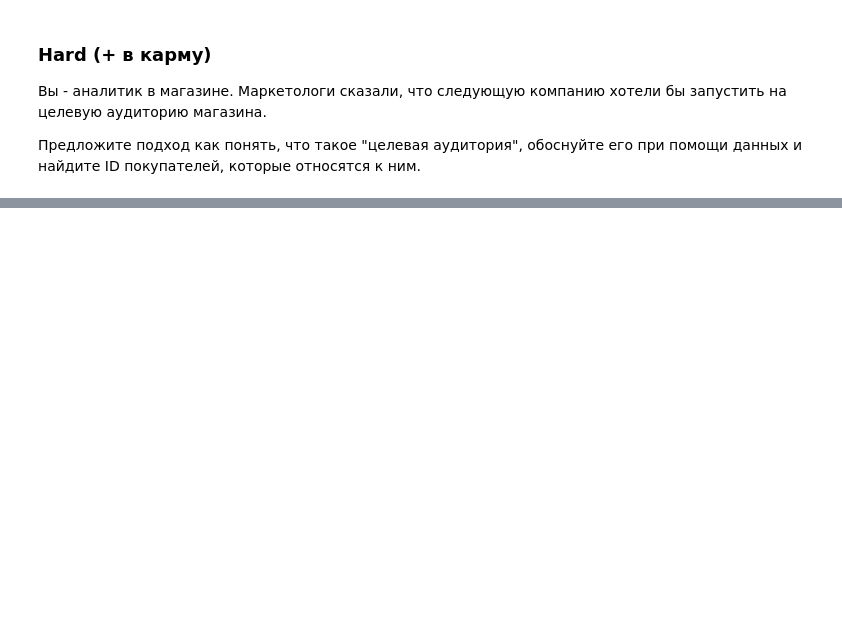
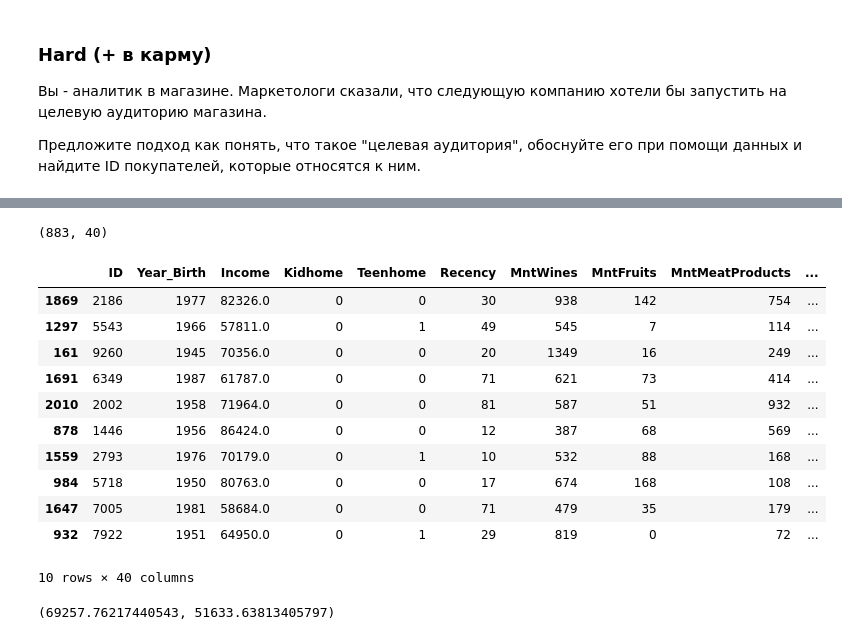
Before and after one commit to smartydan/ml2024, a Jupyter notebook: notebooks/02-homework.ipynb, the cells around one changed output, grey strips where cells are left out. Cells and saved outputs as stored; diff of their text form; code cells hidden in the pictures; blank space fills up the shorter version.

```diff
--- a/notebooks/02-homework.ipynb
+++ b/notebooks/02-homework.ipynb
@@ -212,0 +365,3 @@ df.Income.mean(), target.Income.mean()
+# %%
+filter = target_pred > target_pred.quantile(0.6)
+filter
@@ -212,0 +381,24 @@ df.Income.mean(), target.Income.mean()
+# %%
+target = df.iloc[list(filter)]
+target.shape
+# %% [output]
+(883, 40)
+# %%
+target.sample(10)
+# %% [output]
+|  | ID | Year_Birth | Income | Kidhome | Teenhome | Recency | MntWines | MntFruits | MntMeatProducts | ... |
+| 1869 | 2186 | 1977 | 82326.0 | 0 | 0 | 30 | 938 | 142 | 754 | ... |
+| 1297 | 5543 | 1966 | 57811.0 | 0 | 1 | 49 | 545 | 7 | 114 | ... |
+| 161 | 9260 | 1945 | 70356.0 | 0 | 0 | 20 | 1349 | 16 | 249 | ... |
+| 1691 | 6349 | 1987 | 61787.0 | 0 | 0 | 71 | 621 | 73 | 414 | ... |
+| 2010 | 2002 | 1958 | 71964.0 | 0 | 0 | 81 | 587 | 51 | 932 | ... |
+| 878 | 1446 | 1956 | 86424.0 | 0 | 0 | 12 | 387 | 68 | 569 | ... |
+| 1559 | 2793 | 1976 | 70179.0 | 0 | 1 | 10 | 532 | 88 | 168 | ... |
+| 984 | 5718 | 1950 | 80763.0 | 0 | 0 | 17 | 674 | 168 | 108 | ... |
+| 1647 | 7005 | 1981 | 58684.0 | 0 | 0 | 71 | 479 | 35 | 179 | ... |
+| 932 | 7922 | 1951 | 64950.0 | 0 | 1 | 29 | 819 | 0 | 72 | ... |
+10 rows × 40 columns
+# %%
+target['Income'].mean(), df['Income'].mean()
+# %% [output]
+(69257.76217440543, 51633.63813405797)
```
Also changed, not shown: parts of 39 cells of this notebook.
